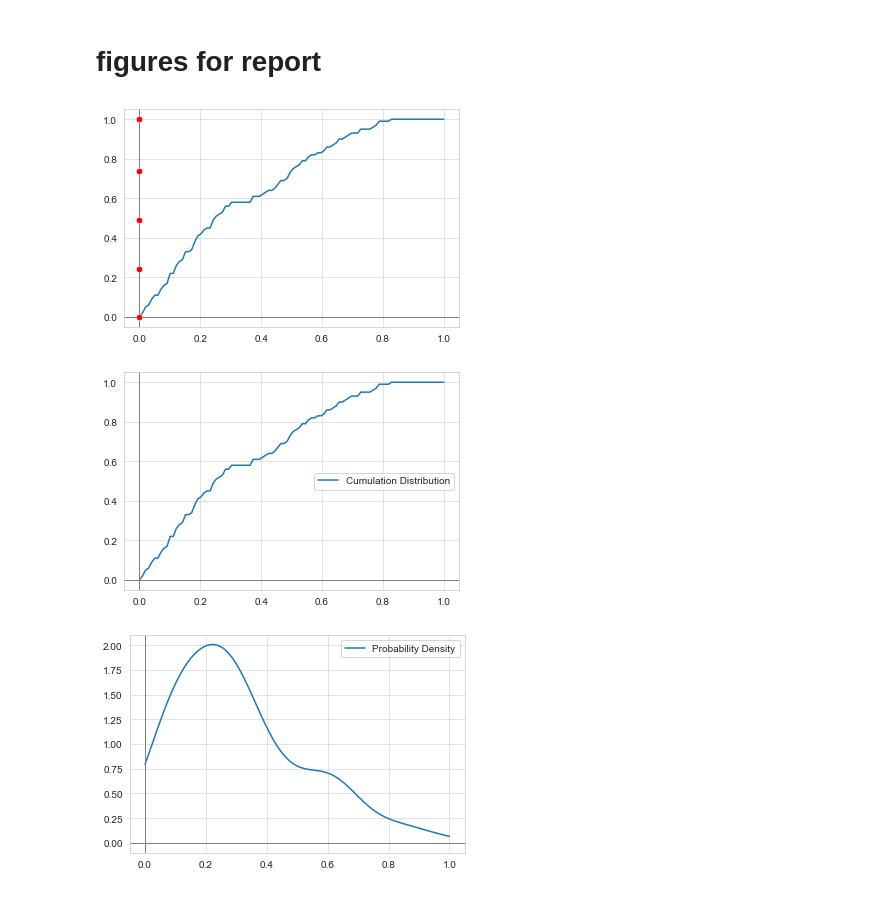
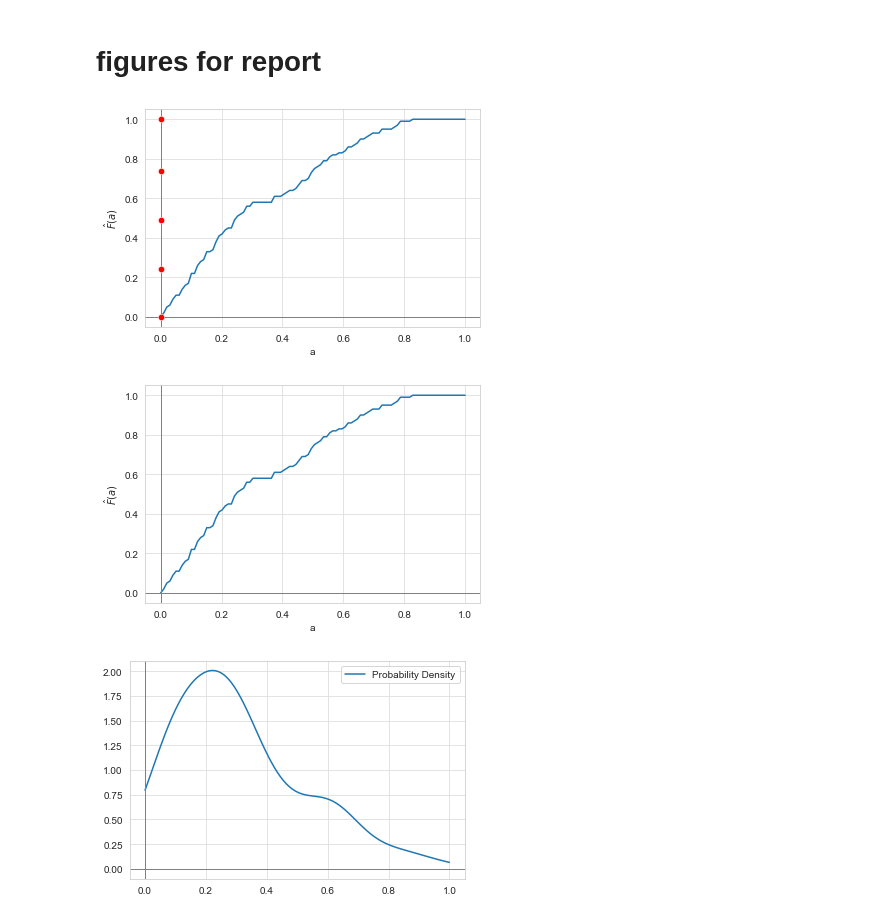
Before and after one commit to sheilafarrahi/thesis, a Jupyter notebook: empirical_districution_function.ipynb, the cells around one changed output. Saved outputs shown, nothing was run; the diff lists cells and outputs as text; code cells hidden in the pictures.

```diff
--- a/empirical_districution_function.ipynb
+++ b/empirical_districution_function.ipynb
@@ -21,8 +21,8 @@ def get_default_plt_colors():
 # set configurations for number of samples
 sample_size = 100
 nr_sample_sets = 20
-num_steps = 100
-x_b = np.linspace(0,1,num_steps)
+num_steps = 2
+x_b = np.linspace(0.1,1,num_steps)
 test_size = 0.2
 n_folds = 5
 # %% [markdown]
@@ -61,22 +73,25 @@ sns.scatterplot(x=[x[0]], y=0.24, color='red', s=40, zorder=10)
 sns.scatterplot(x=[x[0]], y=0.49, color='red', s=40, zorder=10)
 sns.scatterplot(x=[x[0]], y=0.74, color='red', s=40, zorder=10)
 sns.scatterplot(x=[x[0]], y=1, color='red', s=40, zorder=10)
-
+ax.set_xlabel('a')
+ax.set_ylabel(r'$\hat{F}(a)$')
 plt.show()
 # %% [output]
-[figure, old version]
+[figure, new version]
 # %%
 a = edf_df.iloc[1]
 y = list(a[:-1])
 x = np.linspace(0,1,num_steps)
 #fig, ax = plt.subplots()
 sns.set_style("whitegrid",{'grid.color':'#DDDDDD'})
-ax=sns.lineplot(x=x, y=y, label='Cumulation Distribution')
+ax=sns.lineplot(x=x, y=y)
 ax.axhline(0, color='grey', linewidth=1)
 ax.axvline(0, color='grey', linewidth=1)
+ax.set_xlabel('a')
+ax.set_ylabel(r'$\hat{F}(a)$')
 plt.show()
 # %% [output]
-[figure, old version]
+[figure, new version]
 # %%
 x_b = np.linspace(0,1,num_steps)
 kde_df = dem.get_kde(bounded_samples, x_b)
```
Also changed, not shown: parts of 17 cells of this notebook, 12 other files.
